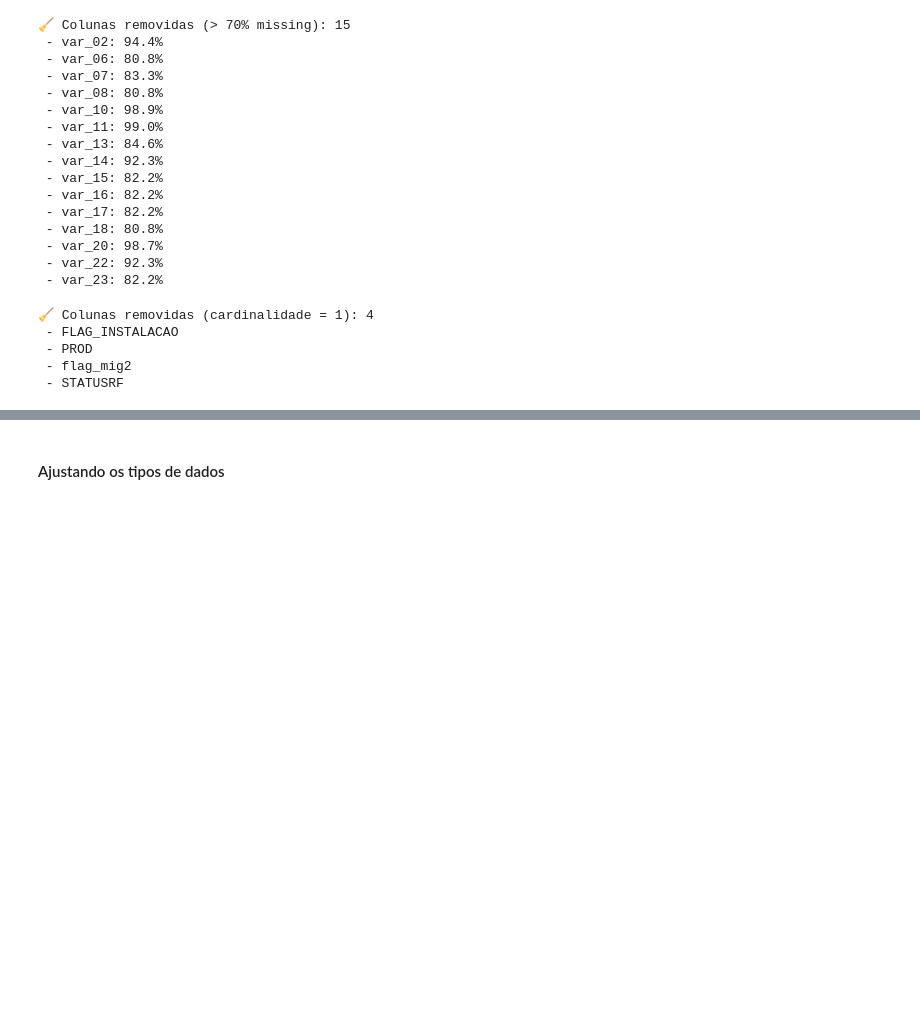
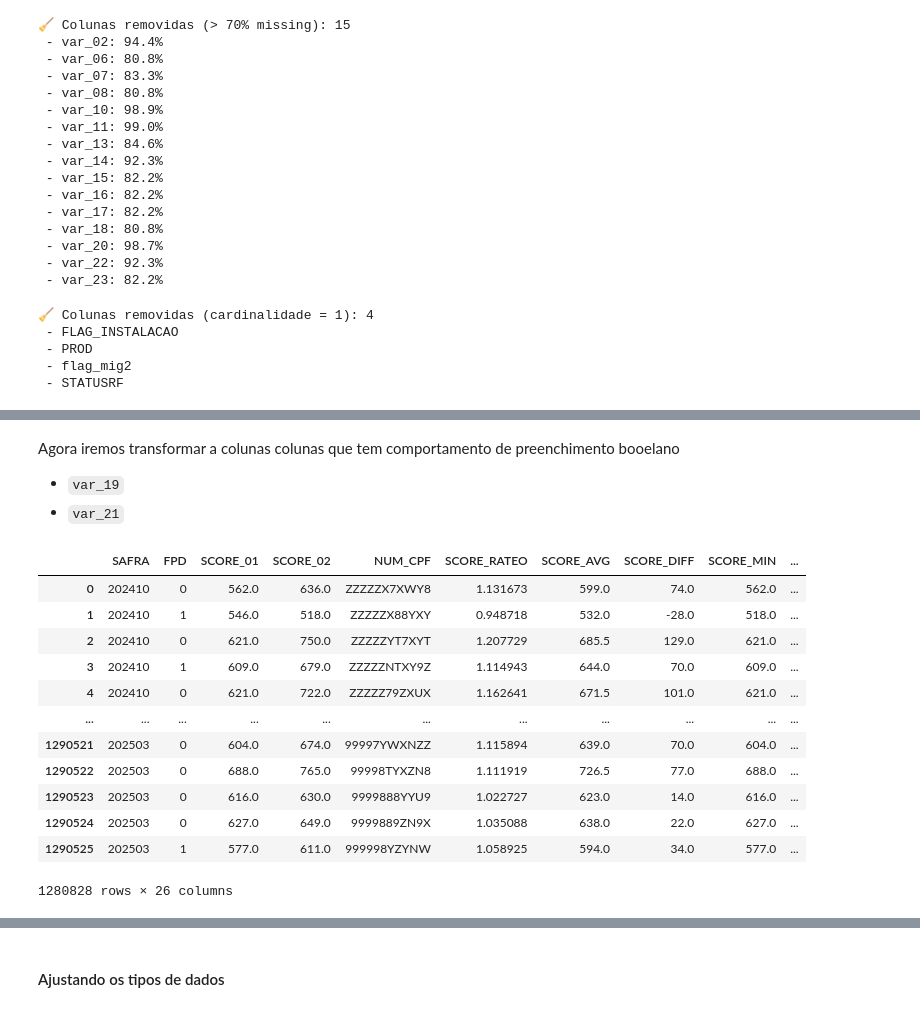
Before and after one commit to med0709/hackathon_pod_2025, a Jupyter notebook: engenharia/book_02.ipynb, the cells around one changed output, grey strips where cells are left out. Saved outputs shown, nothing was run; the diff lists cells and outputs as text; code cells hidden in the pictures; blank space fills up the shorter version.

```diff
--- a/engenharia/book_02.ipynb
+++ b/engenharia/book_02.ipynb
@@ -228,0 +296,3 @@ funcoes.generate_metadata(df_book_02)
+# %%
+# Criando colunas a partir de CEP_3_digitos
+df_book_02 = funcoes.mapear_regiao_subregiao_texto(df_book_02, 'CEP_3_digitos')
@@ -228,0 +351,6 @@ funcoes.generate_metadata(df_book_02)
+# %%
+# Transformando a coluna var_12 em datetime
+df_book_02['var_12'] = pd.to_datetime(df_book_02['var_12'], format='%d/%m/%Y')
+
+# Criando tempo de cadastro
+df_book_02 = funcoes.calcular_idade_df(df_book_02, 'var_12', 'DATA_SAFRA', 'TEMPO_CADASTRO')
@@ -228,0 +369,28 @@ funcoes.generate_metadata(df_book_02)
+# %%
+# Agora iremos realizar o drop da coluna var_12
+df_book_02 = df_book_02.drop(columns=['var_12'])
+# %% [markdown]
+Agora iremos transformar a colunas colunas que tem comportamento de preenchimento booelano
+ - `var_19`
+ - `var_21`
+# %%
+# Aplicando a funcao para transformar as colunas em booleanas
+colunas_booleanas = ['var_19', 'var_21']
+
+df_book_02 = funcoes.criar_flag_com_nome_do_valor(df_book_02,colunas_booleanas)
+# %%
+df_book_02
+# %% [output]
+|  | SAFRA | FPD | SCORE_01 | SCORE_02 | NUM_CPF | SCORE_RATEO | SCORE_AVG | SCORE_DIFF | SCORE_MIN | ... |
+| 0 | 202410 | 0 | 562.0 | 636.0 | ZZZZZX7XWY8 | 1.131673 | 599.0 | 74.0 | 562.0 | ... |
+| 1 | 202410 | 1 | 546.0 | 518.0 | ZZZZZX88YXY | 0.948718 | 532.0 | -28.0 | 518.0 | ... |
+| 2 | 202410 | 0 | 621.0 | 750.0 | ZZZZZYT7XYT | 1.207729 | 685.5 | 129.0 | 621.0 | ... |
+| 3 | 202410 | 1 | 609.0 | 679.0 | ZZZZZNTXY9Z | 1.114943 | 644.0 | 70.0 | 609.0 | ... |
+| 4 | 202410 | 0 | 621.0 | 722.0 | ZZZZZ79ZXUX | 1.162641 | 671.5 | 101.0 | 621.0 | ... |
+| ... | ... | ... | ... | ... | ... | ... | ... | ... | ... | ... |
+| 1290521 | 202503 | 0 | 604.0 | 674.0 | 99997YWXNZZ | 1.115894 | 639.0 | 70.0 | 604.0 | ... |
+| 1290522 | 202503 | 0 | 688.0 | 765.0 | 99998TYXZN8 | 1.111919 | 726.5 | 77.0 | 688.0 | ... |
+| 1290523 | 202503 | 0 | 616.0 | 630.0 | 9999888YYU9 | 1.022727 | 623.0 | 14.0 | 616.0 | ... |
+| 1290524 | 202503 | 0 | 627.0 | 649.0 | 9999889ZN9X | 1.035088 | 638.0 | 22.0 | 627.0 | ... |
+| 1290525 | 202503 | 1 | 577.0 | 611.0 | 999998YZYNW | 1.058925 | 594.0 | 34.0 | 577.0 | ... |
+1280828 rows × 26 columns
```
Also changed, not shown: parts of 22 cells of this notebook, 3 other files.
